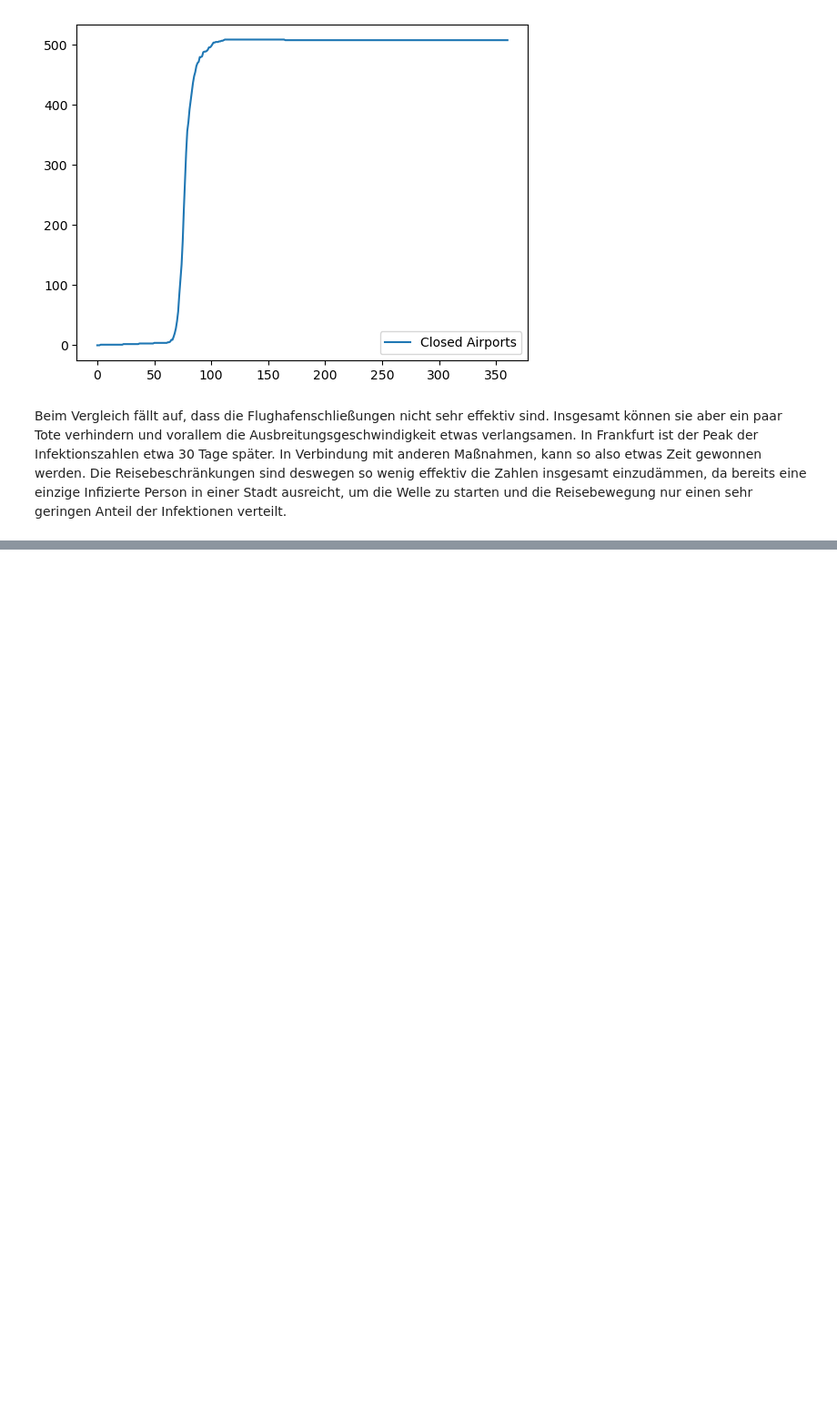
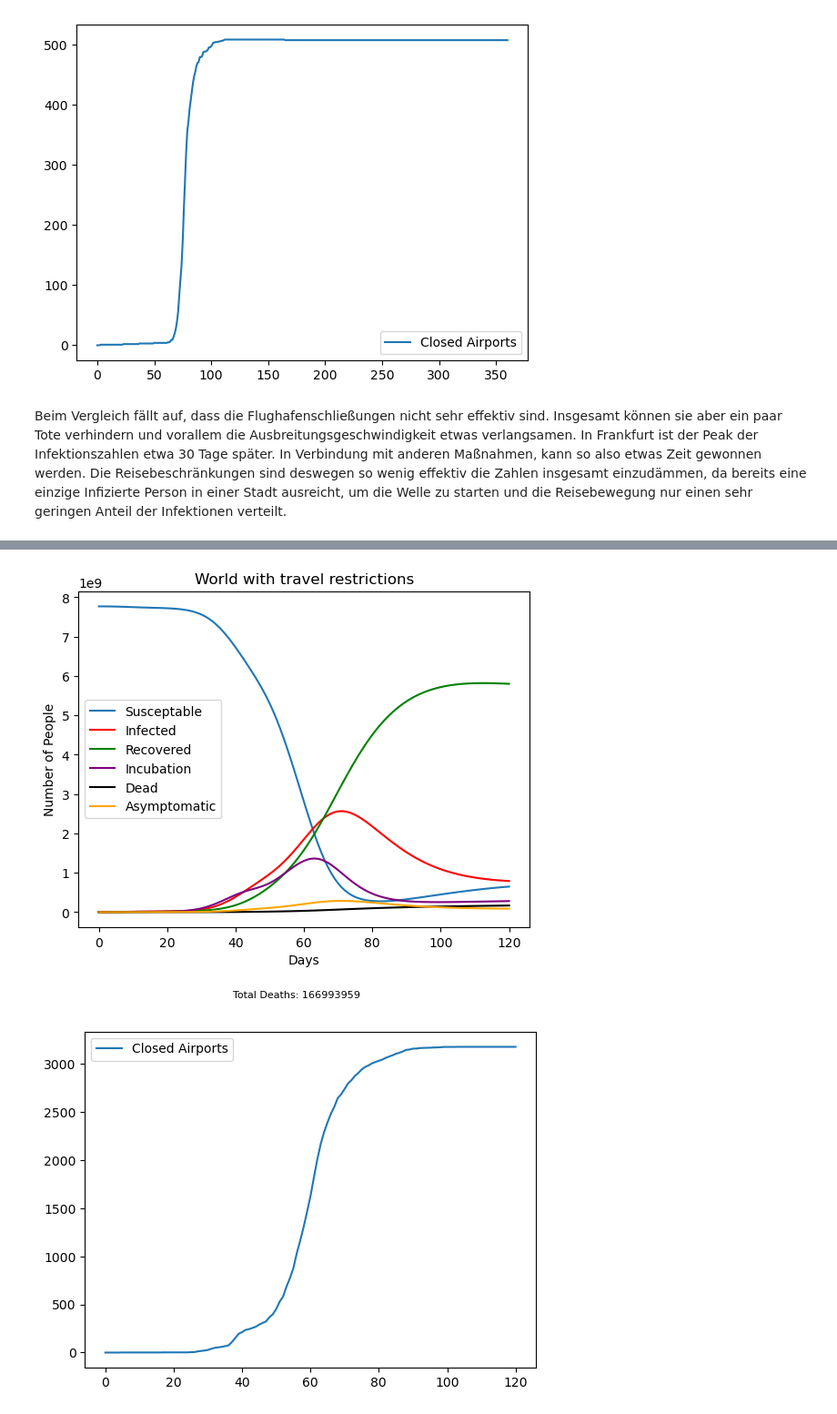
Before and after one commit to LoloSpirit/PlagueInc, a Jupyter notebook: Ausarbeitung_Projekt.ipynb, the cells around one changed output, grey strips where cells are left out. Shown at 91% size. Drawn from its saved outputs; the diff is of its cells as text; code cells hidden in the pictures; blank space fills up the shorter version.

```diff
--- a/Ausarbeitung_Projekt.ipynb
+++ b/Ausarbeitung_Projekt.ipynb
@@ -1392,0 +1416,11 @@ Beim Vergleich fällt auf, dass die Flughafenschließungen nicht sehr effektiv s
+# %%
+cure_humanity_exp()
+city = cities_exp['WUH']
+city.infect_percent(.1)
+days = 120
+t, SZAIDRC_values = combined_simulation_exp_restrictions(0.8, 0.07, 1/90, 1/5, .02, 0.9, 0.07, 0.01, 0.01, 0.01, 0.01, 0.01, days, .05, .02)
+
+plot_global_values("World with travel restrictions", t, SZAIDRC_values)
+# %% [output]
+[figure, added]
+[figure, added]
```
Also changed, not shown: parts of 10 cells of this notebook, 6 other files.
